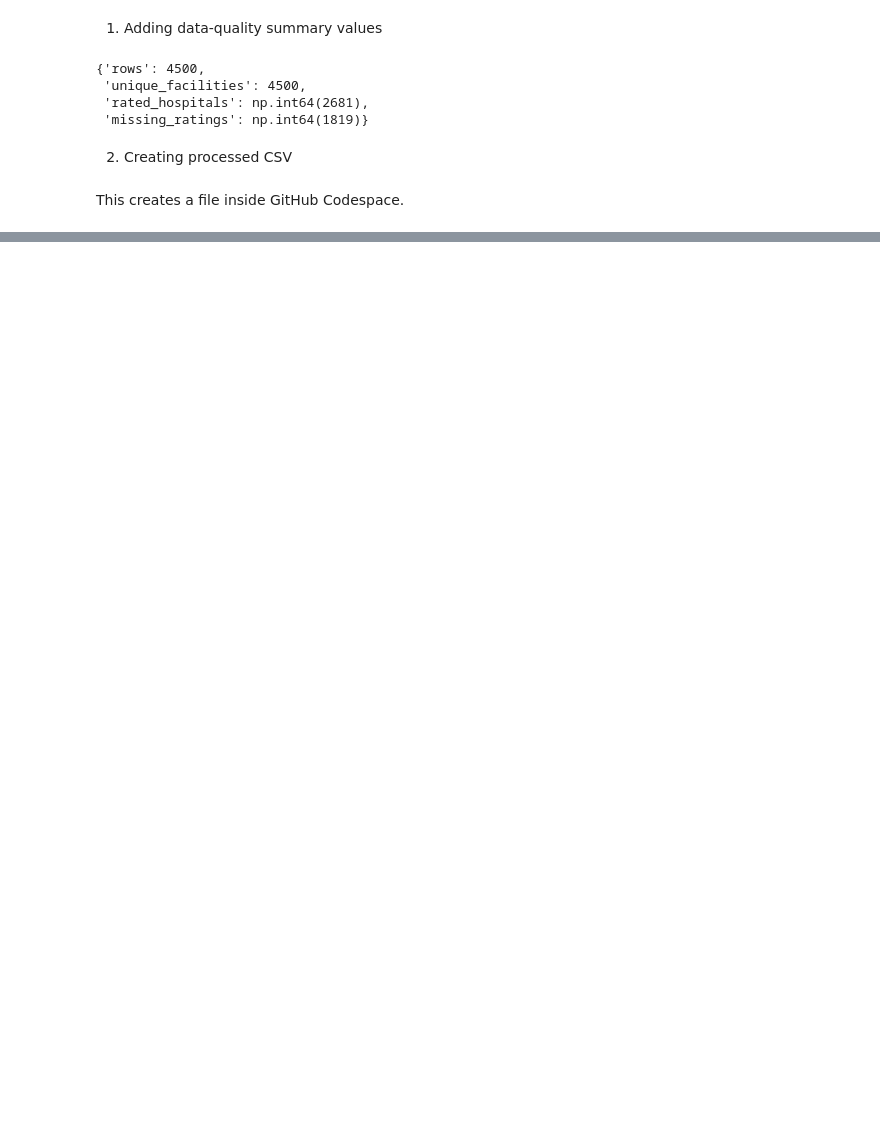
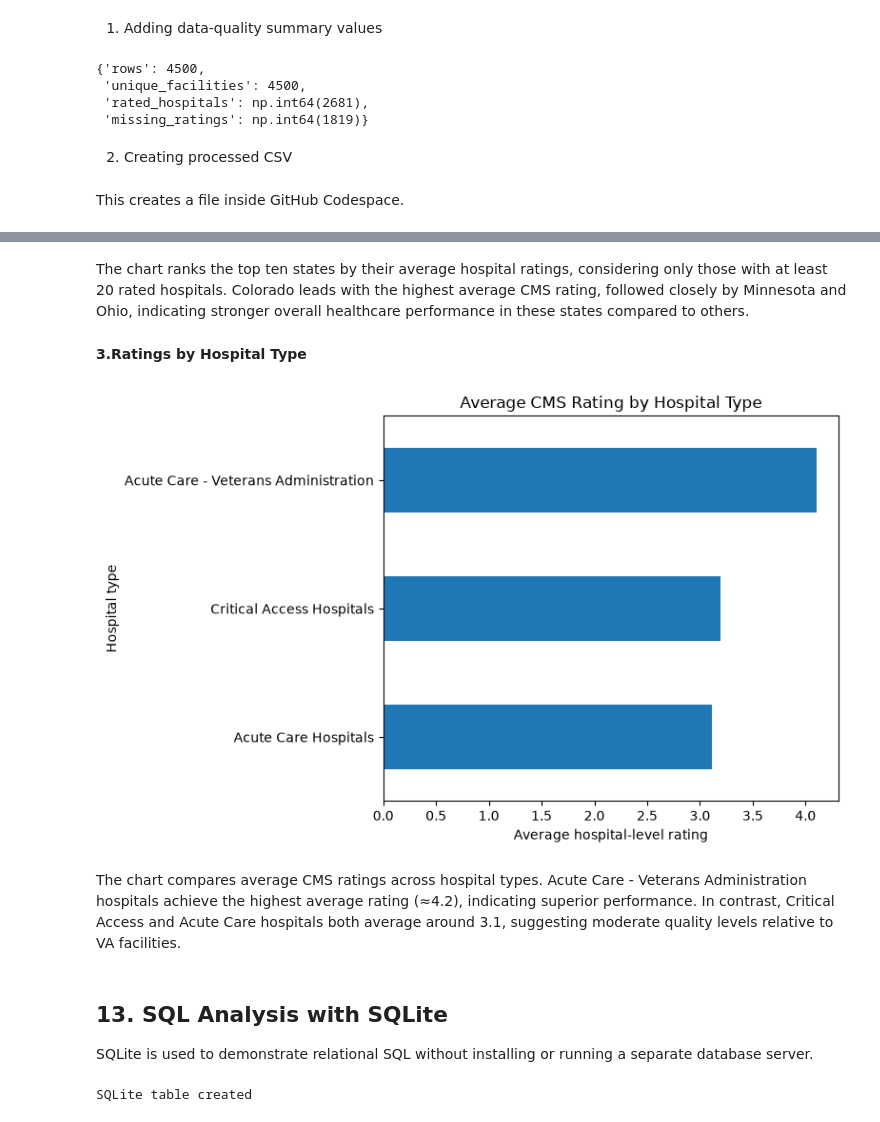
Before and after one commit to rtorresromero93/us-hospital-quality-analysis, a Jupyter notebook: notebooks/01_hospital_quality_analysis.ipynb, the cells around one changed output, grey strips where cells are left out. Saved outputs shown, nothing was run; the diff lists cells and outputs as text; code cells hidden in the pictures; blank space fills up the shorter version.

Commit message:
Add SQLite analysis and ignore generated database

```diff
--- a/notebooks/01_hospital_quality_analysis.ipynb
+++ b/notebooks/01_hospital_quality_analysis.ipynb
@@ -428,0 +508,13 @@ hospitals.to_csv("data/processed/hospitals_clean.csv", index=False)
+# %%
+rated = hospitals.dropna(subset=["hospital_overall_rating"]).copy()
+rated["high_rated"] = rated["hospital_overall_rating"] >= 4
+high_share = (
+    rated.groupby("state")
+    .agg(
+        rated_hospitals=("facility_id", "count"),
+        high_rated_share=("high_rated", "mean"),
+    )
+)
+high_share["high_rated_share"] *= 100
+high_share = high_share[high_share["rated_hospitals"] >= MIN_RATED_HOSPITALS]
+high_share.sort_values("high_rated_share", ascending=False).head(10)
@@ -428,0 +538,7 @@ hospitals.to_csv("data/processed/hospitals_clean.csv", index=False)
+# %%
+type_summary = (
+    rated.groupby("hospital_type")["hospital_overall_rating"]
+    .agg(["count", "mean", "median"])
+    .sort_values("mean", ascending=False)
+)
+type_summary
@@ -428,0 +679,41 @@ hospitals.to_csv("data/processed/hospitals_clean.csv", index=False)
+# %% [markdown]
+The chart ranks the top ten states by their average hospital ratings, considering only those with at least 20 rated hospitals. Colorado leads with the highest average CMS rating, followed closely by Minnesota and Ohio, indicating stronger overall healthcare performance in these states compared to others.
+# %% [markdown]
+**3.Ratings by Hospital Type**
+# %%
+type_plot = type_summary[type_summary["count"] >= 20].sort_values("mean")
+ax = type_plot["mean"].plot(kind="barh", figsize=(8, 5))
+ax.set_title("Average CMS Rating by Hospital Type")
+ax.set_xlabel("Average hospital-level rating")
+ax.set_ylabel("Hospital type")
+plt.tight_layout()
+plt.show()
+# %% [output]
+[figure, added]
+# %% [markdown]
+The chart compares average CMS ratings across hospital types. Acute Care - Veterans Administration hospitals achieve the highest average rating (≈4.2), indicating superior performance. In contrast, Critical Access and Acute Care hospitals both average around 3.1, suggesting moderate quality levels relative to VA facilities.
+# %% [markdown]
+## 13. SQL Analysis with SQLite
+
+SQLite is used to demonstrate relational SQL without installing or running a separate database server.
+# %%
+import os
+import sqlite3
+
+
+os.makedirs("data", exist_ok=True)
+
+
+conn = sqlite3.connect("data/hospital_quality.db")
+
+
+hospitals.to_sql(
+    "hospitals",
+    conn,
+    if_exists="replace",
+    index=False
+)
+
+print("SQLite table created")
+# %% [output]
+SQLite table created
```
Also changed, not shown: parts of 28 cells of this notebook, 1 other file.
